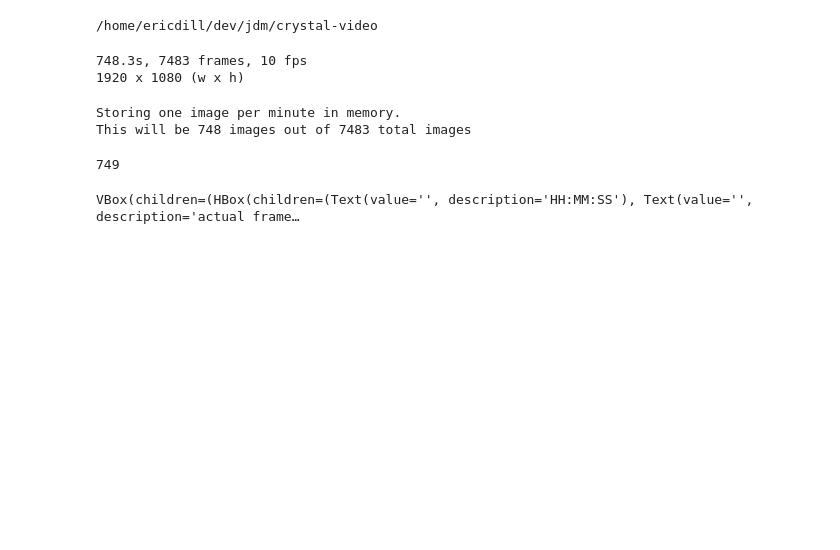
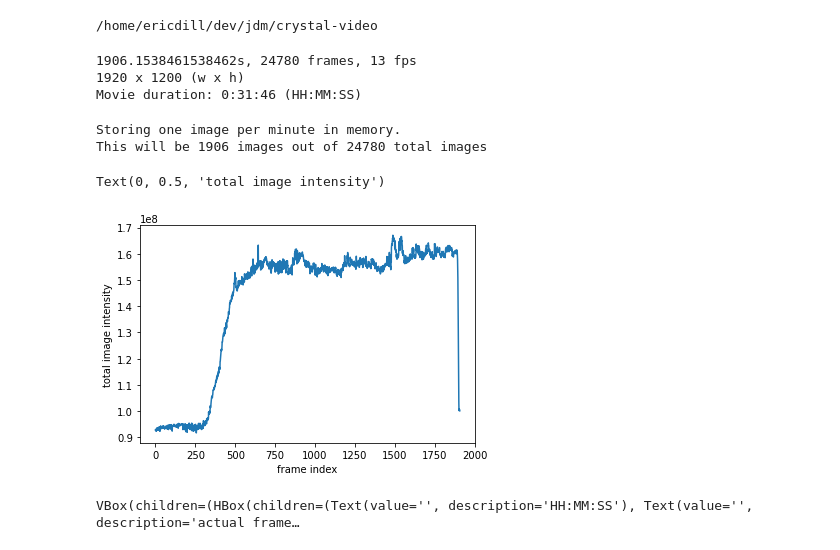
Before and after one commit to ericdill/crystal-video, a Jupyter notebook: view-movie.ipynb, the cells around one changed output. Drawn from its saved outputs; the diff is of its cells as text; code cells hidden in the pictures; blank space fills up the shorter version.

```diff
--- a/view-movie.ipynb
+++ b/view-movie.ipynb
@@ -1,6 +1,6 @@
 # %%
 ## modify these parameters
-fname = 'data/3_58_-65_02-02-2022_00000000.mov'
+fname = 'data/3_9eq_03_02_2022_-25_005.mp4'
 # %%
 ## don't modify below here, just execute
 # %%
@@ -24,7 +24,7 @@ import ipywidgets as widgets
 from ipywidgets import interactive
 import datetime
 
-vid = cv2.VideoCapture('data/3_58_-65_02-02-2022_00000000.mov')
+vid = cv2.VideoCapture(str(fname))
 # %%
 %matplotlib inline
 # %%
@@ -37,9 +37,13 @@ w = int(vid.get(cv2.CAP_PROP_FRAME_WIDTH))
 h = int(vid.get(cv2.CAP_PROP_FRAME_HEIGHT))
 
 print(f"{w} x {h} (w x h)")
+
+total_time = str(datetime.timedelta(seconds=int(frame_count / fps)))
+print(f"Movie duration: {total_time} (HH:MM:SS)")
 # %% [output]
-748.3s, 7483 frames, 10 fps
-1920 x 1080 (w x h)
+1906.1538461538462s, 24780 frames, 13 fps
+1920 x 1200 (w x h)
+Movie duration: 0:31:46 (HH:MM:SS)
 # %%
 images_to_store = frame_count // fps
 # %%
@@ -63,8 +67,4 @@ for idx in trange(frame_count-1):
         store_idx += 1
 # %% [output]
 Storing one image per minute in memory.
-This will be 748 images out of 7483 total images
+This will be 1906 images out of 24780 total images
-# %%
-store_idx
-# %% [output]
-749
@@ -71 +73,11 @@ store_idx
+# %%
+## Plot summed intensity over time
+I = np.sum(arr, axis=(1,2))
+fig, ax = plt.subplots()
+lines = ax.plot(I)
+ax.set_xlabel("frame index")
+ax.set_ylabel("total image intensity")
+# %% [output]
+Text(0, 0.5, 'total image intensity')
+[figure, added]
 # %%
```
Also changed, not shown: parts of 3 cells of this notebook.
